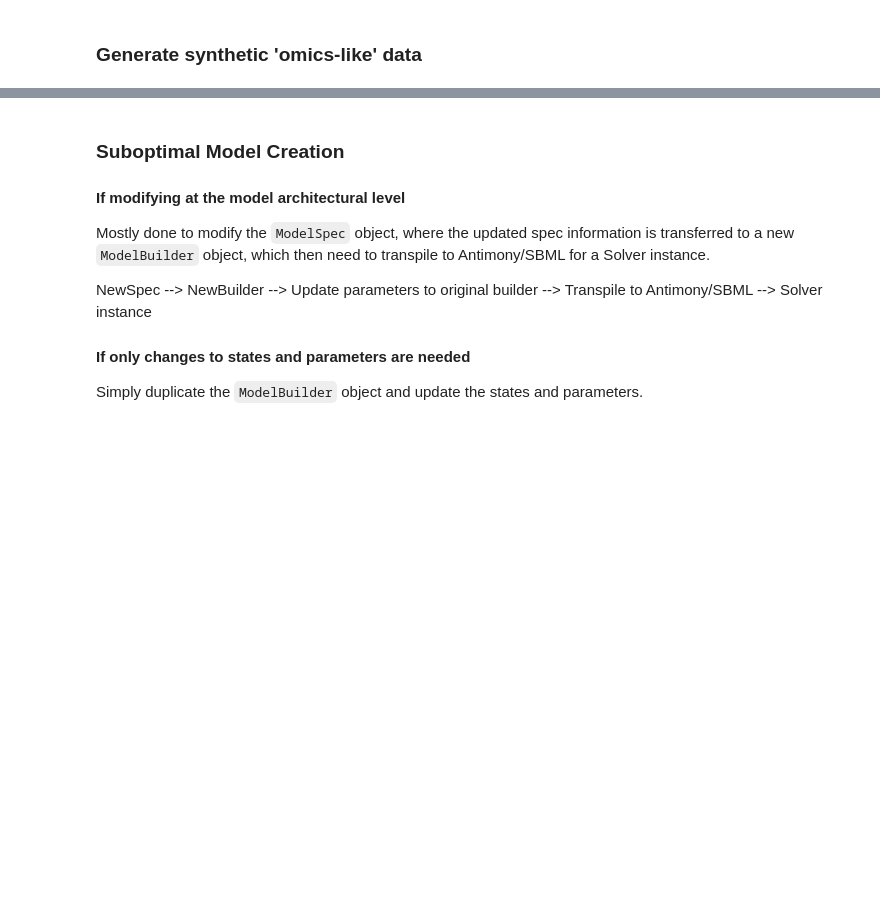
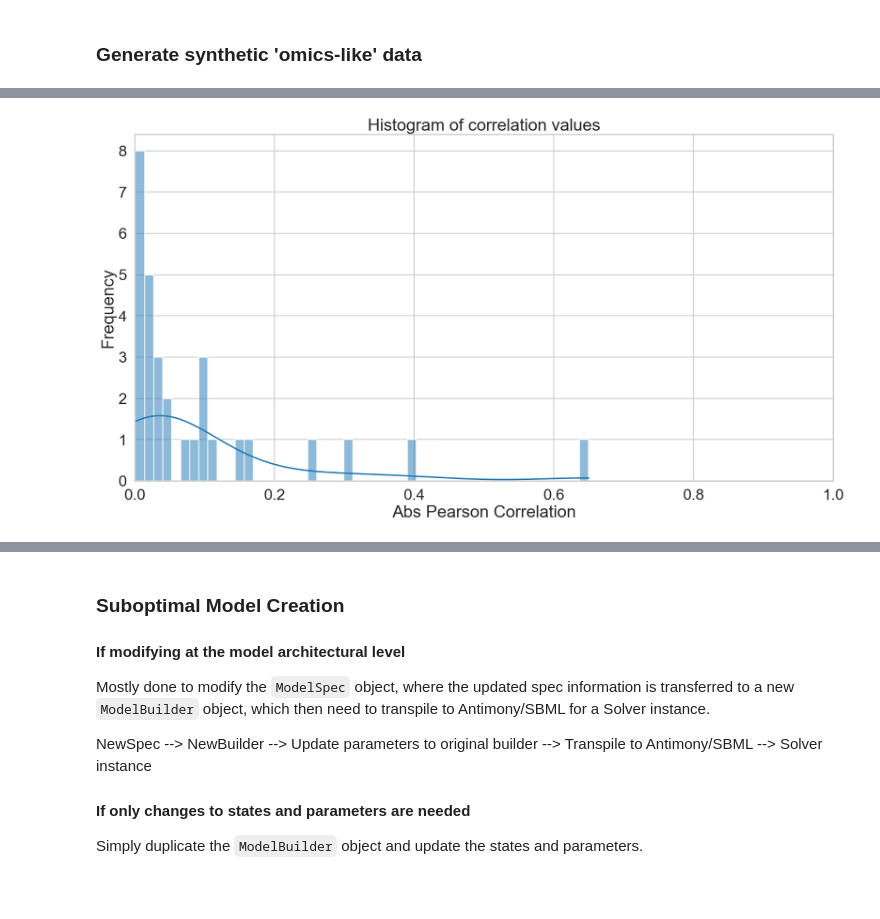
Before and after one commit to AnEvilBurrito/new-peak-project, a Jupyter notebook: src/notebooks/exp/exp5_drug_model_4.ipynb, the cells around one changed output, grey strips where cells are left out. Drawn from its saved outputs; the diff is of its cells as text; code cells hidden in the pictures; blank space fills up the shorter version.

```diff
--- a/src/notebooks/exp/exp5_drug_model_4.ipynb
+++ b/src/notebooks/exp/exp5_drug_model_4.ipynb
@@ -229,0 +266,11 @@ target_data, _ = generate_target_data(model_drug_spec, solver, feature_data, {'s
+# %%
+# make a histogram of the correlation values
+plt.figure(figsize=(20, 10))
+sns.histplot(abs_correlation_df['correlation'], bins=50, kde=True)
+plt.title('Histogram of correlation values')
+plt.xlabel('Abs Pearson Correlation')
+plt.ylabel('Frequency')
+plt.xlim(0,1)
+plt.show()
+# %% [output]
+[figure, added]
```
Also changed, not shown: parts of 5 cells of this notebook, 3 other files.
